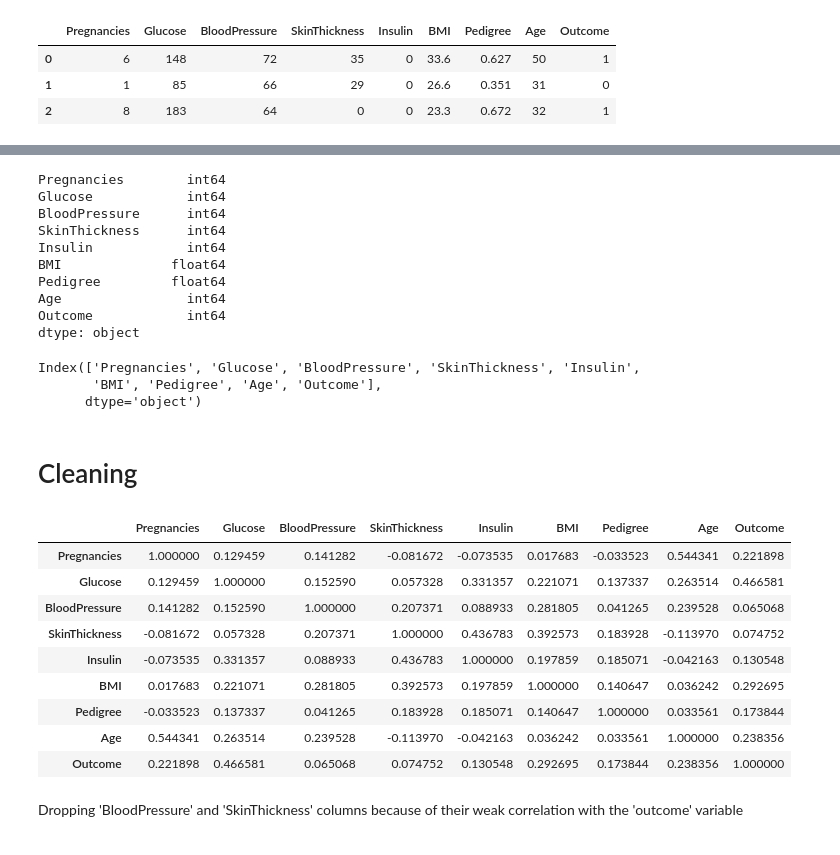
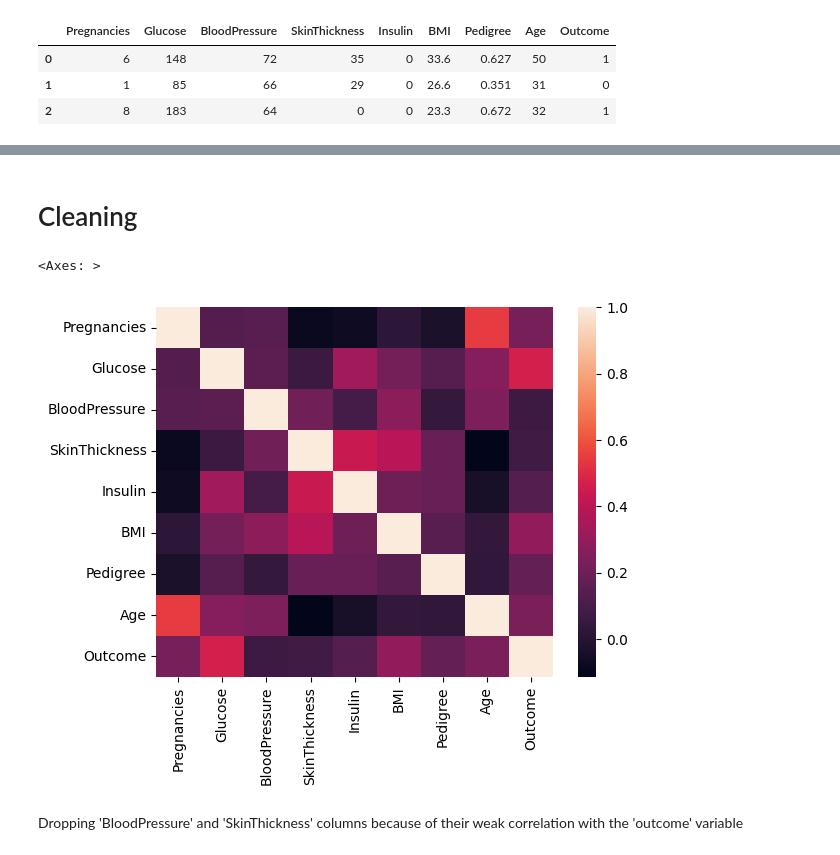
Before and after one commit to sxmedh/LP3, a Jupyter notebook: ML/B5.ipynb, the cells around one changed output, grey strips where cells are left out. Cells and saved outputs as stored; diff of their text form; code cells hidden in the pictures.

```diff
--- a/ML/B5.ipynb
+++ b/ML/B5.ipynb
@@ -71,37 +33,10 @@ df.describe()
-# %%
-df.dtypes
-# %% [output]
-Pregnancies        int64
-Glucose            int64
-BloodPressure      int64
-SkinThickness      int64
-Insulin            int64
-BMI              float64
-Pedigree         float64
-Age                int64
-Outcome            int64
-dtype: object
-# %%
-df.columns
-# %% [output]
-Index(['Pregnancies', 'Glucose', 'BloodPressure', 'SkinThickness', 'Insulin',
-       'BMI', 'Pedigree', 'Age', 'Outcome'],
-      dtype='object')
 # %% [markdown]
 # Cleaning
 # %%
-df.corr().style.background_gradient(cmap='BuGn')  # Correlation Matrix
+sns.heatmap(df.corr())  # Correlation Matrix
 # %% [output]
-|  | Pregnancies | Glucose | BloodPressure | SkinThickness | Insulin | BMI | Pedigree | Age | Outcome |
-| Pregnancies | 1.000000 | 0.129459 | 0.141282 | -0.081672 | -0.073535 | 0.017683 | -0.033523 | 0.544341 | 0.221898 |
-| Glucose | 0.129459 | 1.000000 | 0.152590 | 0.057328 | 0.331357 | 0.221071 | 0.137337 | 0.263514 | 0.466581 |
-| BloodPressure | 0.141282 | 0.152590 | 1.000000 | 0.207371 | 0.088933 | 0.281805 | 0.041265 | 0.239528 | 0.065068 |
-| SkinThickness | -0.081672 | 0.057328 | 0.207371 | 1.000000 | 0.436783 | 0.392573 | 0.183928 | -0.113970 | 0.074752 |
-| Insulin | -0.073535 | 0.331357 | 0.088933 | 0.436783 | 1.000000 | 0.197859 | 0.185071 | -0.042163 | 0.130548 |
-| BMI | 0.017683 | 0.221071 | 0.281805 | 0.392573 | 0.197859 | 1.000000 | 0.140647 | 0.036242 | 0.292695 |
-| Pedigree | -0.033523 | 0.137337 | 0.041265 | 0.183928 | 0.185071 | 0.140647 | 1.000000 | 0.033561 | 0.173844 |
-| Age | 0.544341 | 0.263514 | 0.239528 | -0.113970 | -0.042163 | 0.036242 | 0.033561 | 1.000000 | 0.238356 |
-| Outcome | 0.221898 | 0.466581 | 0.065068 | 0.074752 | 0.130548 | 0.292695 | 0.173844 | 0.238356 | 1.000000 |
+<Axes: >
+[figure, added]
 # %%
 df.drop(['BloodPressure', 'SkinThickness'], axis=1, inplace=True)  # Dropping irrelevant columns
 # %% [markdown]
```
Also changed, not shown: parts of 8 cells of this notebook, 4 other files.
